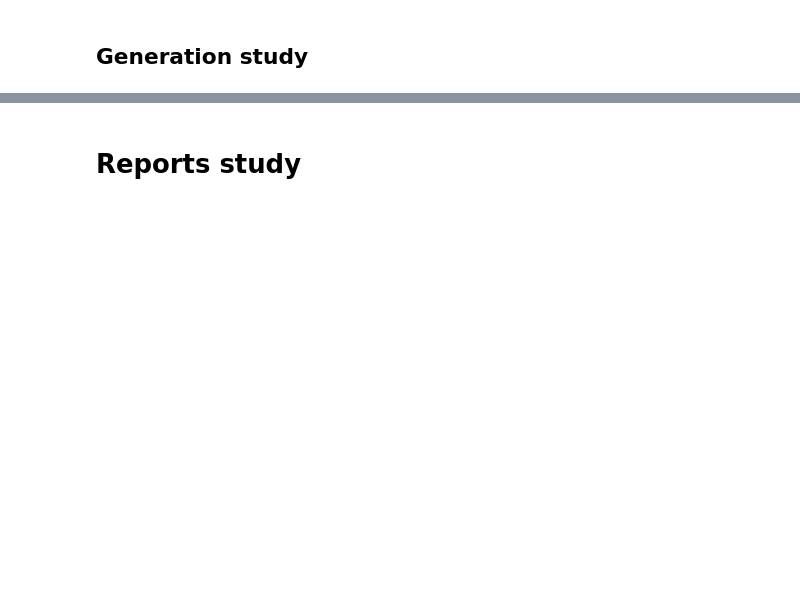
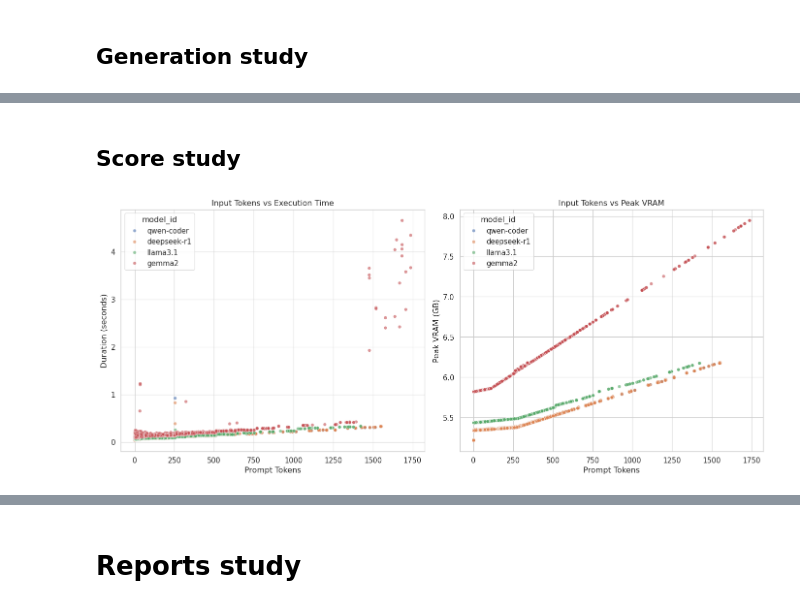
Before and after one commit to Lurpigi/msc-thesis-LLMs-to-rank-decompilers, a Jupyter notebook: final_db.ipynb, the cells around one changed output, grey strips where cells are left out. Saved outputs shown, nothing was run; the diff lists cells and outputs as text; code cells hidden in the pictures; blank space fills up the shorter version.

```diff
--- a/final_db.ipynb
+++ b/final_db.ipynb
@@ -125,0 +132,23 @@ plt.show()
+# %% [markdown]
+## Score study
+# %%
+df_gen = df_metrics[df_metrics['operation'] == 'score'].copy()
+
+plt.figure(figsize=(14, 6))
+plt.subplot(1, 2, 1)
+sns.scatterplot(data=df_gen, x='prompt_tokens', y='duration_sec', hue='model_id', alpha=0.6)
+plt.title('Input Tokens vs Execution Time')
+plt.xlabel('Prompt Tokens')
+plt.ylabel('Duration (seconds)')
+
+plt.subplot(1, 2, 2)
+sns.scatterplot(data=df_gen, x='prompt_tokens', y='peak_vram_gb', hue='model_id', alpha=0.6)
+plt.title('Input Tokens vs Peak VRAM')
+plt.xlabel('Prompt Tokens')
+plt.ylabel('Peak VRAM (GB)')
+
+
+plt.tight_layout()
+plt.show()
+# %% [output]
+[figure, added]
```
Also changed, not shown: parts of 19 cells of this notebook, 2 other files.
